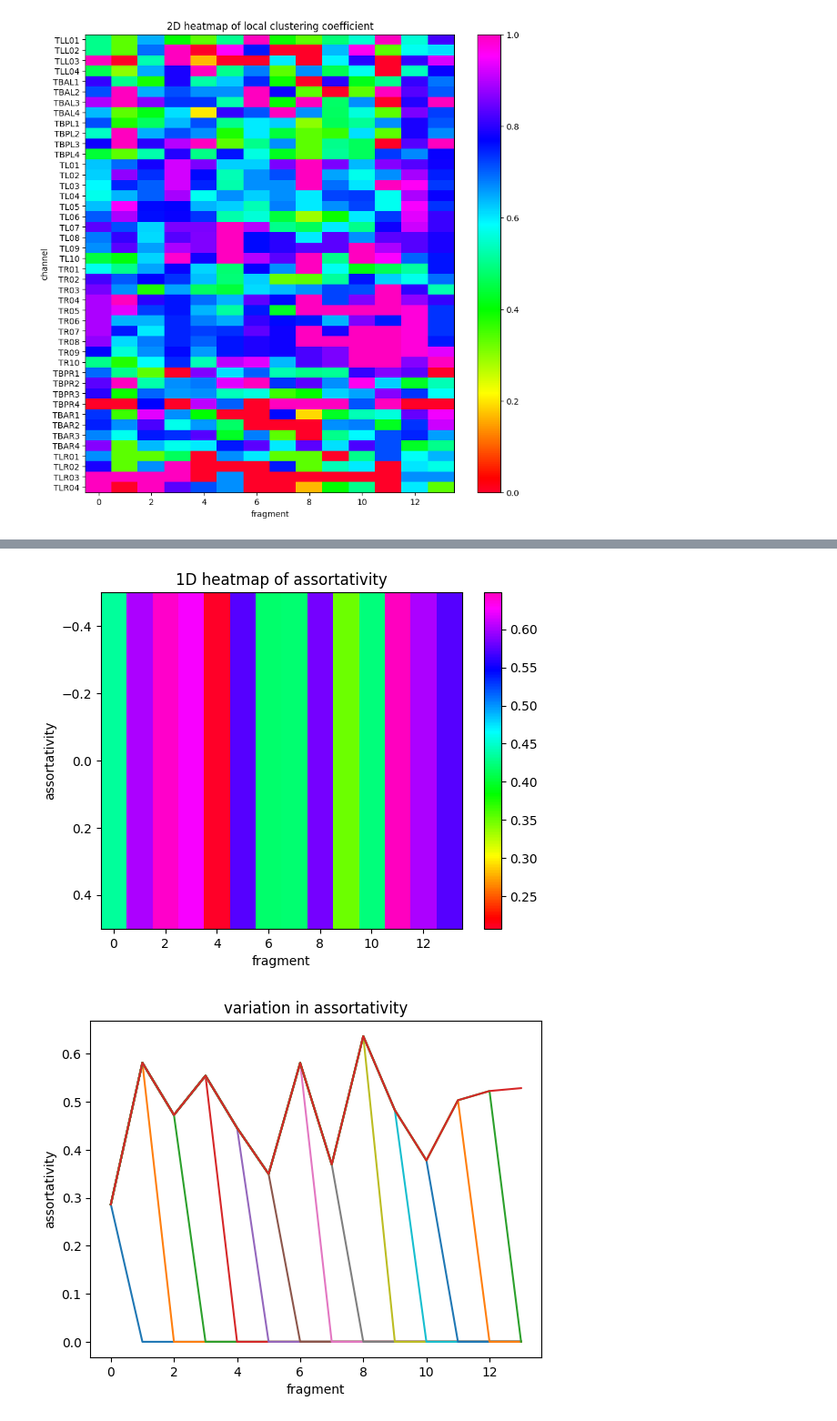
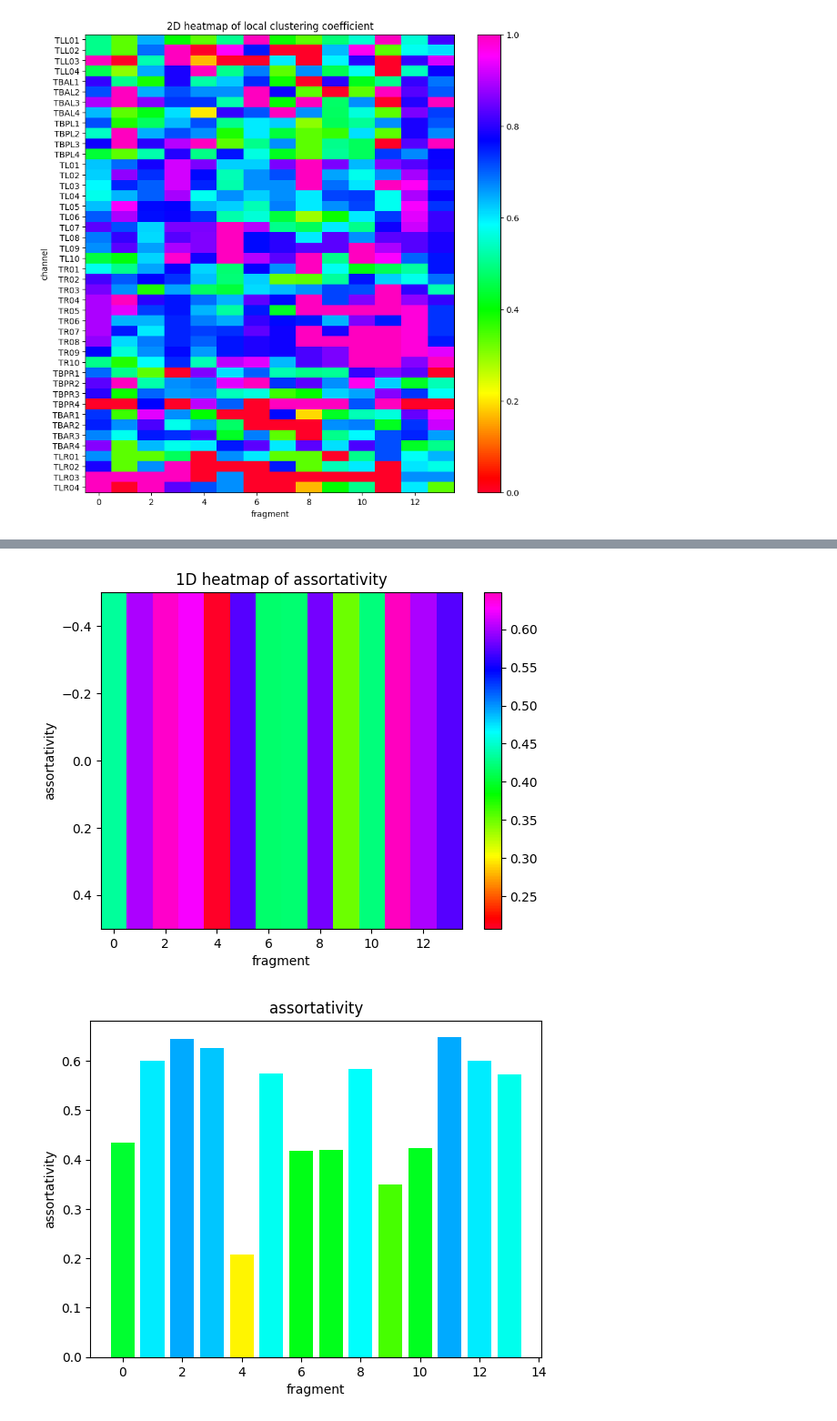
Before and after one commit to 100smdok/dpcn-project-eegp8, a Jupyter notebook: analysis.ipynb, the cells around one changed output, grey strips where cells are left out. Shown at 91% size. Saved outputs shown, nothing was run; the diff lists cells and outputs as text; code cells hidden in the pictures.

```diff
--- a/analysis.ipynb
+++ b/analysis.ipynb
@@ -122,31 +122,38 @@ def assortativity(data):
 
 def plot_assortativity(data):
     # assortativity_arr = np.zeros((int(data.shape[0]/data.shape[1]), 1))
     assortativity_arr = np.zeros(int(data.shape[0]/data.shape[1]))
 
     num_channels = data.shape[1]
     channels = data.columns
     for i in range(0, data.shape[0], num_channels):
         # get the assortativity for each fragment
         assortativity_arr[i//num_channels] = assortativity(data.iloc[i:i+num_channels])
         plt.plot(assortativity_arr)
     plt.xlabel('fragment')
     plt.ylabel('assortativity')
     plt.title('variation in assortativity')
     plt.show()
 
     # plot a 1D heatmap of the assortativity
     # plt.figure(figsize=(10,10))
     plt.imshow(assortativity_arr.reshape(-1,1).transpose(), aspect='auto', cmap=my_cmap)
     plt.colorbar()
     plt.xlabel('fragment')
     plt.ylabel('assortativity')
     plt.title('1D heatmap of assortativity')
     plt.show()
 
+    # plot a bar graph of the assortativity and color the bars using gist rainbow color scheme based on the value of assortativity
+    plt.bar(range(len(assortativity_arr)), assortativity_arr, color=plt.cm.get_cmap(my_cmap)(assortativity_arr))
+    plt.xlabel('fragment')
+    plt.ylabel('assortativity')
+    plt.title('assortativity')
+    plt.show()
+
 plot_assortativity(data_029b0RMT)
 plot_assortativity(data_117h0RMT)
 # %% [output]
 [figure]
 [figure]
-[figure, old version]
+[figure, new version]
```
Also changed, not shown: parts of 1 cell of this notebook, 1 other file.
